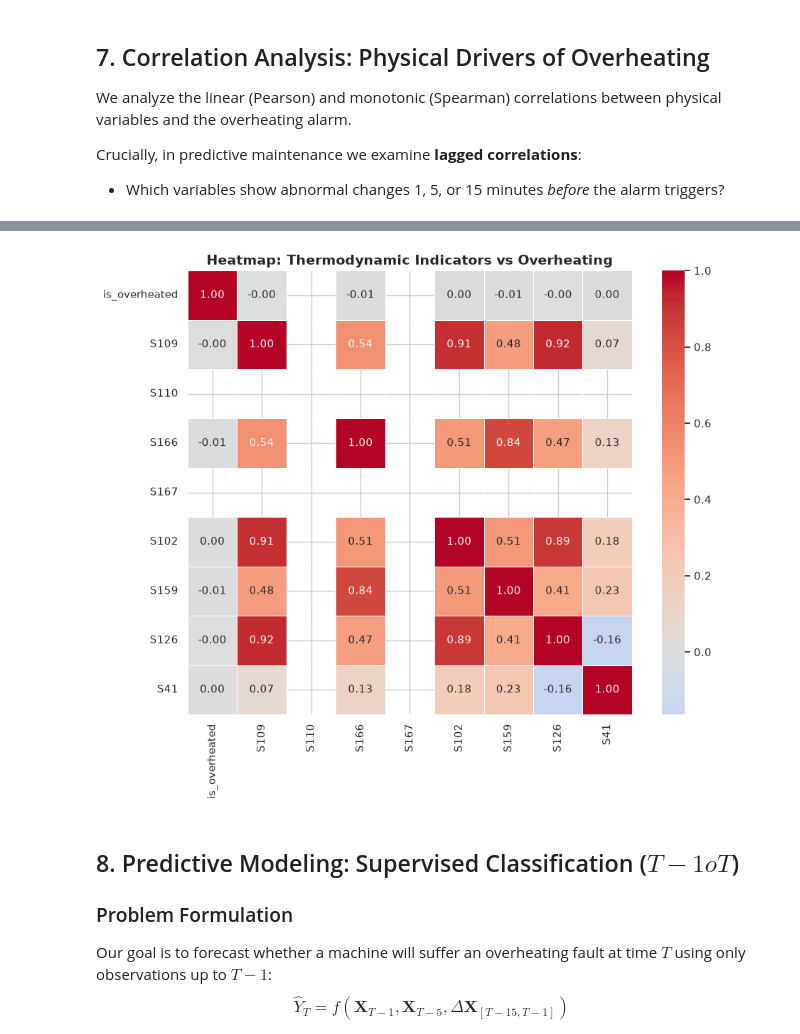
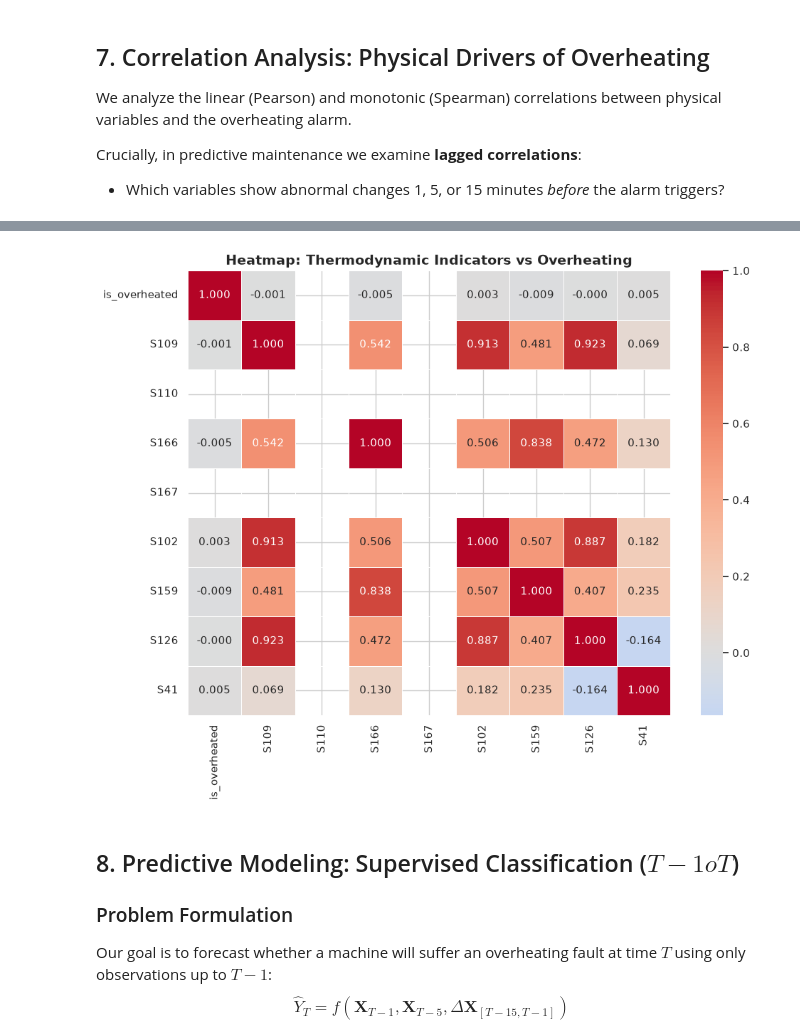
Before and after one commit to PasqualeAndreacchio/AnomalyDection-Spark, a Jupyter notebook: predictive_maintenance.ipynb, the cells around one changed output, grey strips where cells are left out. Saved outputs shown, nothing was run; the diff lists cells and outputs as text; code cells hidden in the pictures.

```diff
--- a/predictive_maintenance.ipynb
+++ b/predictive_maintenance.ipynb
@@ -357,21 +399,16 @@ plt.show()
 # %%
-# Correlation Heatmap for Key Physical Variables
-key_vars = ["is_overheated", "S109", "S110", "S166", "S167", "S102", "S159", "S126", "S41"]
+# Correlation Heatmap for Key Physical Variables (3-Decimal Precision)
+key_thermo_vars = ["is_overheated", "S109", "S110", "S166", "S167", "S102", "S159", "S126", "S41"]
+available_vars = [v for v in key_thermo_vars if v in pdf_data.columns]
+sub_corr = pdf_data[available_vars].corr()
+
 plt.figure(figsize=(10, 8))
-sns.heatmap(
-    corr_matrix.loc[key_vars, key_vars],
-    annot=True,
-    fmt=".2f",
-    cmap="coolwarm",
-    center=0,
-    square=True,
-    linewidths=0.5
-)
+sns.heatmap(sub_corr, annot=True, fmt=".3f", cmap="coolwarm", center=0, linewidths=0.5)
 plt.title("Heatmap: Thermodynamic Indicators vs Overheating", fontsize=14, fontweight="bold")
 plt.tight_layout()
 plt.show()
 # %% [output]
-[figure, old version]
+[figure, new version]
 # %% [markdown]
 ## 8. Predictive Modeling: Supervised Classification ($T-1 	o T$)
 ### Problem Formulation
```
Also changed, not shown: parts of 19 cells of this notebook.
